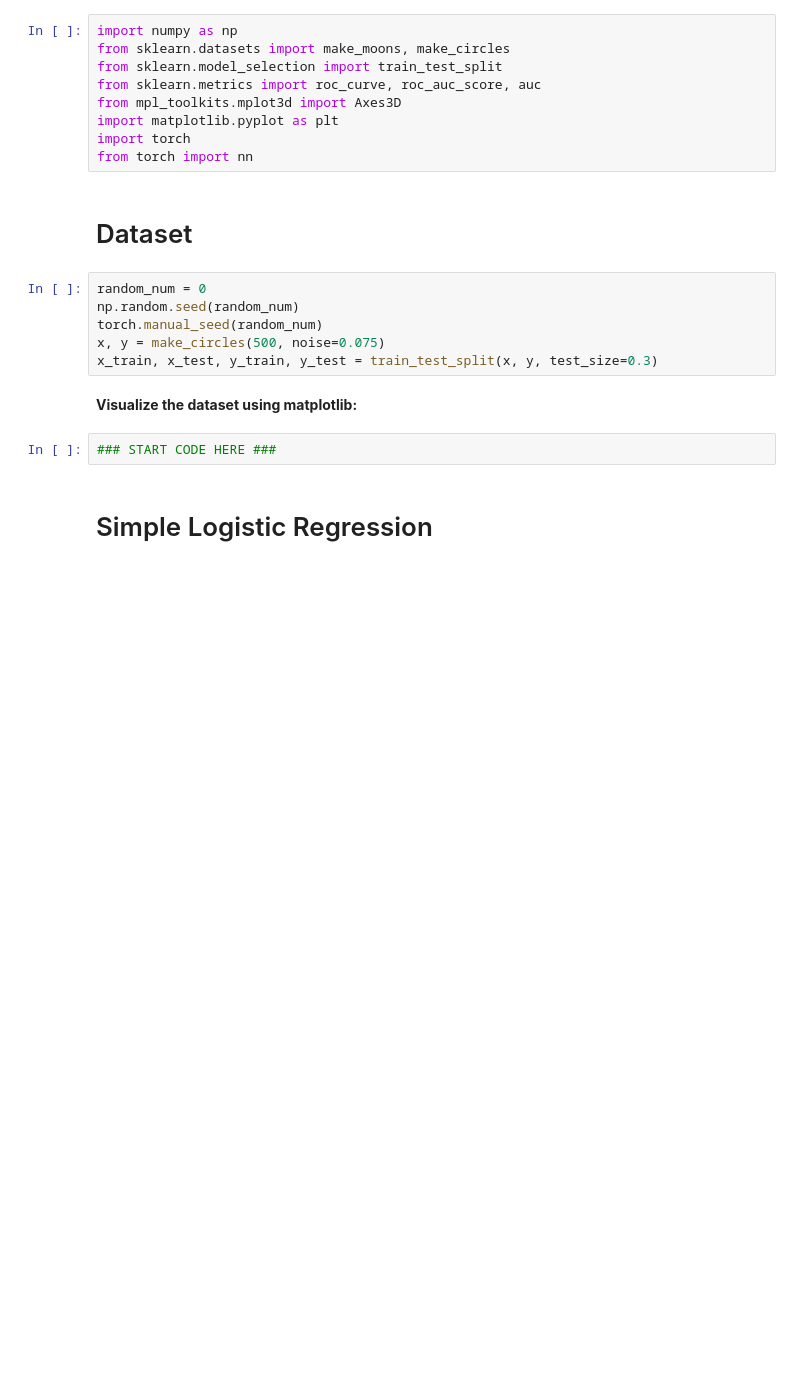
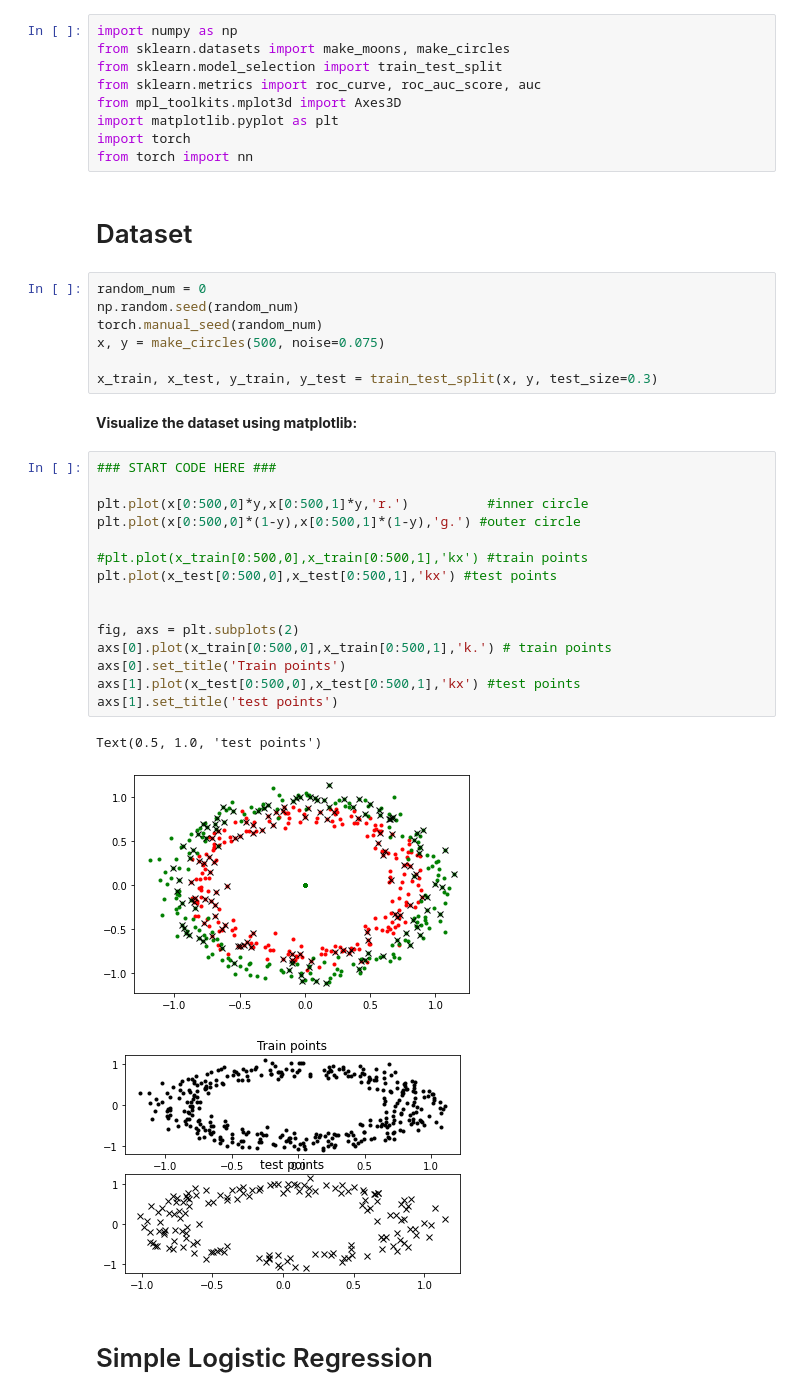
Before and after one commit to EranGoor/DeepLearning, a Jupyter notebook: EX_1_TAU_Eran_Gureshnik .ipynb, the cells around one changed output. Cells and saved outputs as stored; diff of their text form; blank space fills up the shorter version.

```diff
--- a/EX_1_TAU_Eran_Gureshnik .ipynb
+++ b/EX_1_TAU_Eran_Gureshnik .ipynb
@@ -29,11 +29,29 @@ random_num = 0
 np.random.seed(random_num)
 torch.manual_seed(random_num)
 x, y = make_circles(500, noise=0.075)
+
 x_train, x_test, y_train, y_test = train_test_split(x, y, test_size=0.3)
 # %% [markdown]
 **Visualize the dataset using matplotlib:**
-# %%
-### START CODE HERE ###
+# %%
+### START CODE HERE ###
+
+plt.plot(x[0:500,0]*y,x[0:500,1]*y,'r.')          #inner circle
+plt.plot(x[0:500,0]*(1-y),x[0:500,1]*(1-y),'g.') #outer circle
+
+#plt.plot(x_train[0:500,0],x_train[0:500,1],'kx') #train points
+plt.plot(x_test[0:500,0],x_test[0:500,1],'kx') #test points
+
+
+fig, axs = plt.subplots(2)
+axs[0].plot(x_train[0:500,0],x_train[0:500,1],'k.') # train points
+axs[0].set_title('Train points')
+axs[1].plot(x_test[0:500,0],x_test[0:500,1],'kx') #test points
+axs[1].set_title('test points')
+# %% [output]
+Text(0.5, 1.0, 'test points')
+[figure, added]
+[figure, added]
 # %% [markdown]
 # Simple Logistic Regression
 # %% [markdown]
```
